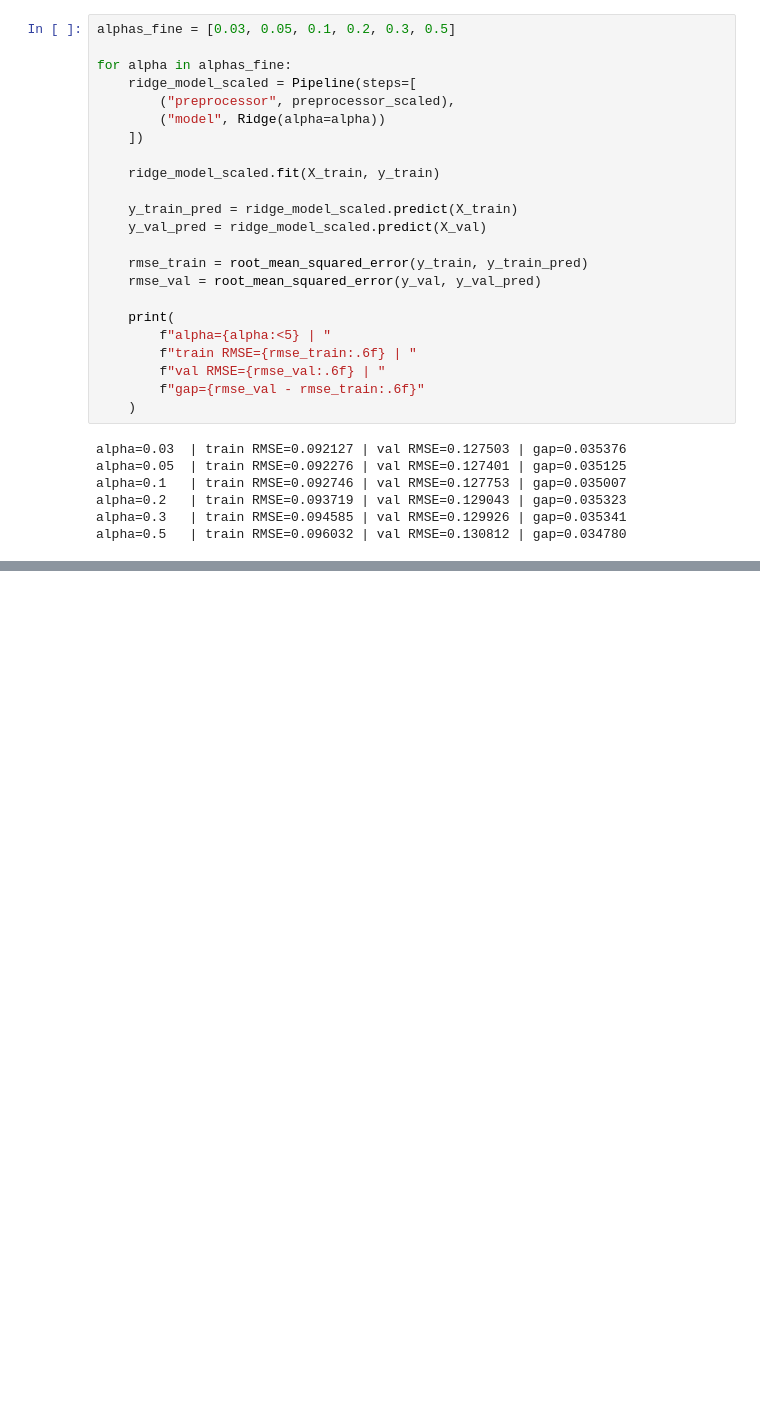
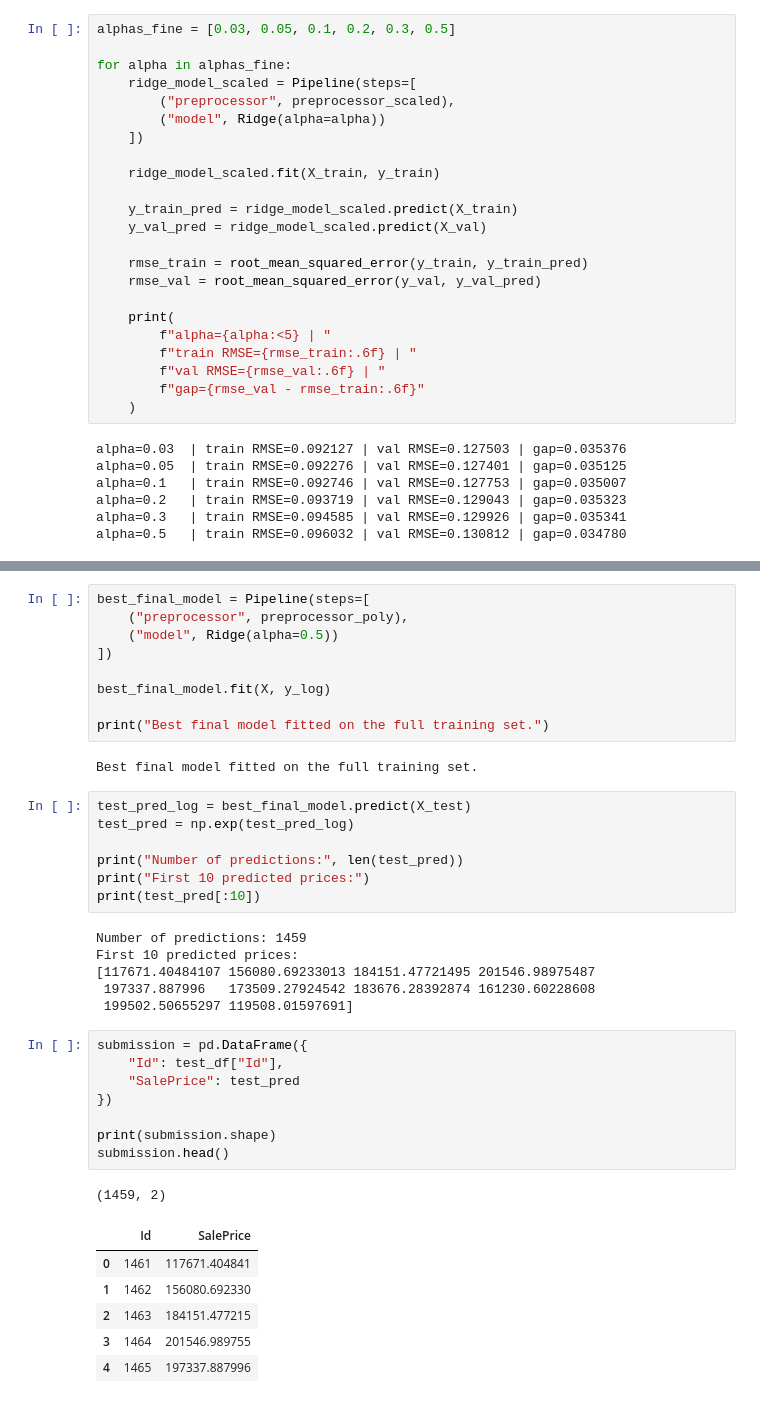
Before and after one commit to offTxmmy/house-prices-ml, a Jupyter notebook: notebooks/01_baseline_linear_regression.ipynb, the cells around one changed output, grey strips where cells are left out. Drawn from its saved outputs; the diff is of its cells as text; blank space fills up the shorter version.

Commit message:
Update notebook, README, and first Kaggle submission with polynomial ridge model

```diff
--- a/notebooks/01_baseline_linear_regression.ipynb
+++ b/notebooks/01_baseline_linear_regression.ipynb
@@ -457,0 +573,40 @@ alpha=0.5   | train RMSE=0.096032 | val RMSE=0.130812 | gap=0.034780
+# %%
+best_final_model = Pipeline(steps=[
+    ("preprocessor", preprocessor_poly),
+    ("model", Ridge(alpha=0.5))
+])
+
+best_final_model.fit(X, y_log)
+
+print("Best final model fitted on the full training set.")
+# %% [output]
+Best final model fitted on the full training set.
+# %%
+test_pred_log = best_final_model.predict(X_test)
+test_pred = np.exp(test_pred_log)
+
+print("Number of predictions:", len(test_pred))
+print("First 10 predicted prices:")
+print(test_pred[:10])
+# %% [output]
+Number of predictions: 1459
+First 10 predicted prices:
+[117671.40484107 156080.69233013 184151.47721495 201546.98975487
+ 197337.887996   173509.27924542 183676.28392874 161230.60228608
+ 199502.50655297 119508.01597691]
+# %%
+submission = pd.DataFrame({
+    "Id": test_df["Id"],
+    "SalePrice": test_pred
+})
+
+print(submission.shape)
+submission.head()
+# %% [output]
+(1459, 2)
+|  | Id | SalePrice |
+| 0 | 1461 | 117671.404841 |
+| 1 | 1462 | 156080.692330 |
+| 2 | 1463 | 184151.477215 |
+| 3 | 1464 | 201546.989755 |
+| 4 | 1465 | 197337.887996 |
```
Also changed, not shown: parts of 5 cells of this notebook, 1 other file.
